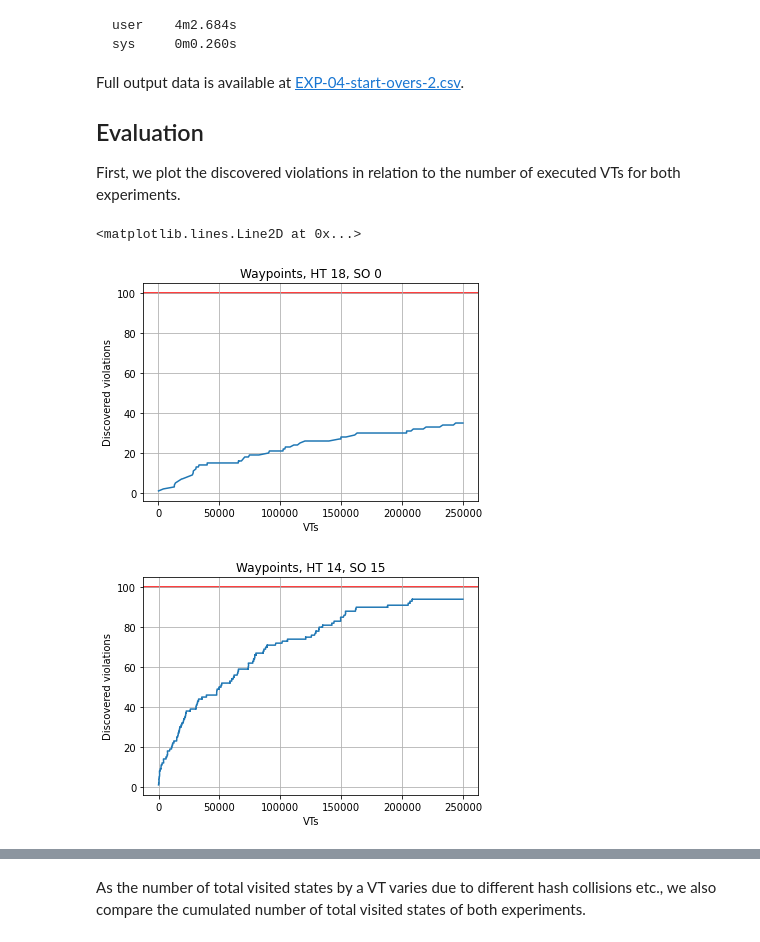
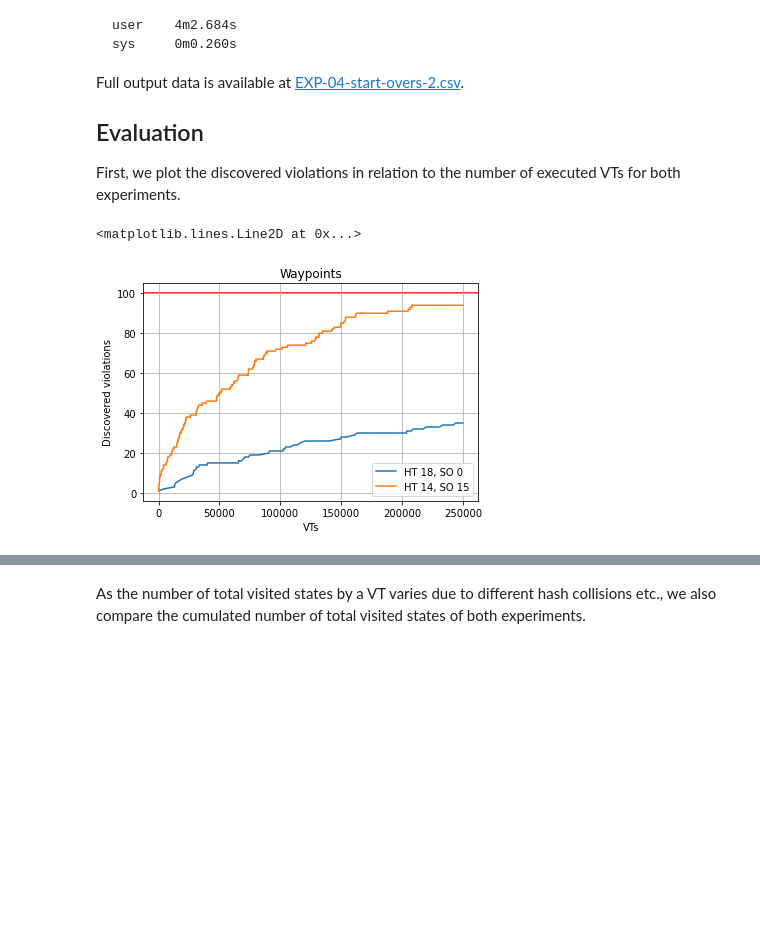
Before and after one commit to barnslig/bachelor-thesis, a Jupyter notebook: evaluation/EXP-04-start-overs.ipynb, the cells around one changed output, grey strips where cells are left out. Cells and saved outputs as stored; diff of their text form; code cells hidden in the pictures; blank space fills up the shorter version.

```diff
--- a/evaluation/EXP-04-start-overs.ipynb
+++ b/evaluation/EXP-04-start-overs.ipynb
@@ -57,15 +57,16 @@ First, we plot the discovered violations in relation to the number of executed V
 # %%
 import pandas as pd
 
 data1 = pd.read_csv("./data/EXP-04-start-overs-1.csv", skipinitialspace=True)
 data2 = pd.read_csv("./data/EXP-04-start-overs-2.csv", skipinitialspace=True)
 
-pp = data1[pd.notnull(data1["state"])].plot(x="vts", xlabel="VTs", y="uniques", ylabel="Discovered violations", grid=True, legend=False, title="Waypoints, HT 18, SO 0")
+pp = data1[pd.notnull(data1["state"])].plot(x="vts", xlabel="VTs", y="uniques", ylabel="Discovered violations", grid=True, legend=False, title="Waypoints")
+data2[pd.notnull(data2["state"])].plot(ax=pp, x="vts", xlabel="VTs", y="uniques", ylabel="Discovered violations", grid=True, legend=False)
+pp.legend([
+    "HT 18, SO 0",
+    "HT 14, SO 15"
+])
 pp.axhline(y=100, color="red", zorder=0)
-
-pp = data2[pd.notnull(data2["state"])].plot(x="vts", xlabel="VTs", y="uniques", ylabel="Discovered violations", grid=True, legend=False, title="Waypoints, HT 14, SO 15")
-pp.axhline(y=100, color="red", zorder=0)
 # %% [output]
 <matplotlib.lines.Line2D at 0x...>
-[figure, old version]
+[figure, new version]
-[figure, removed]
```
Also changed, not shown: parts of 2 cells of this notebook, 5 other files.
